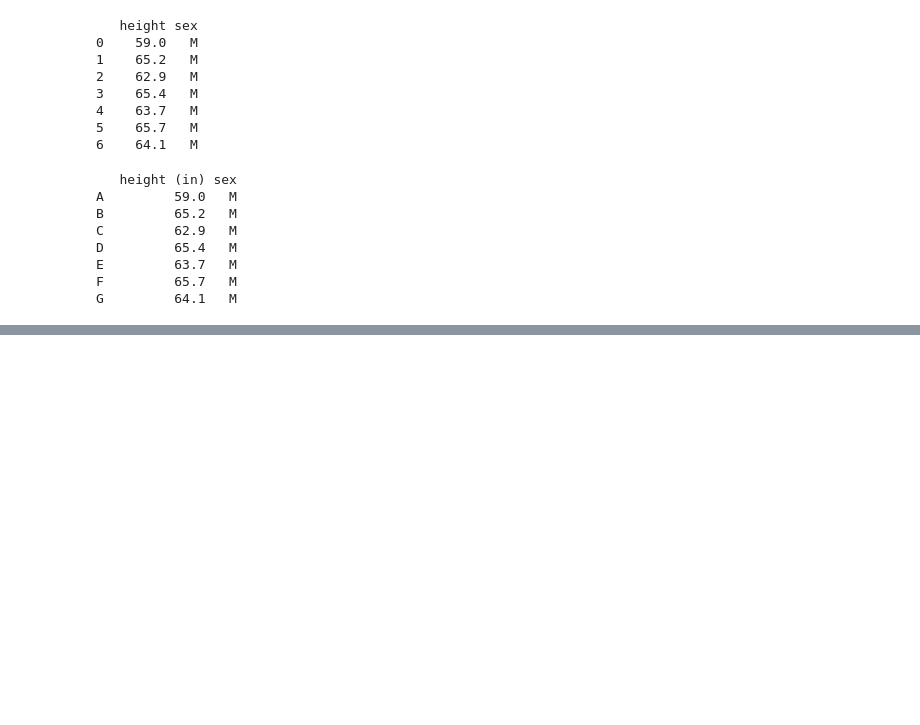
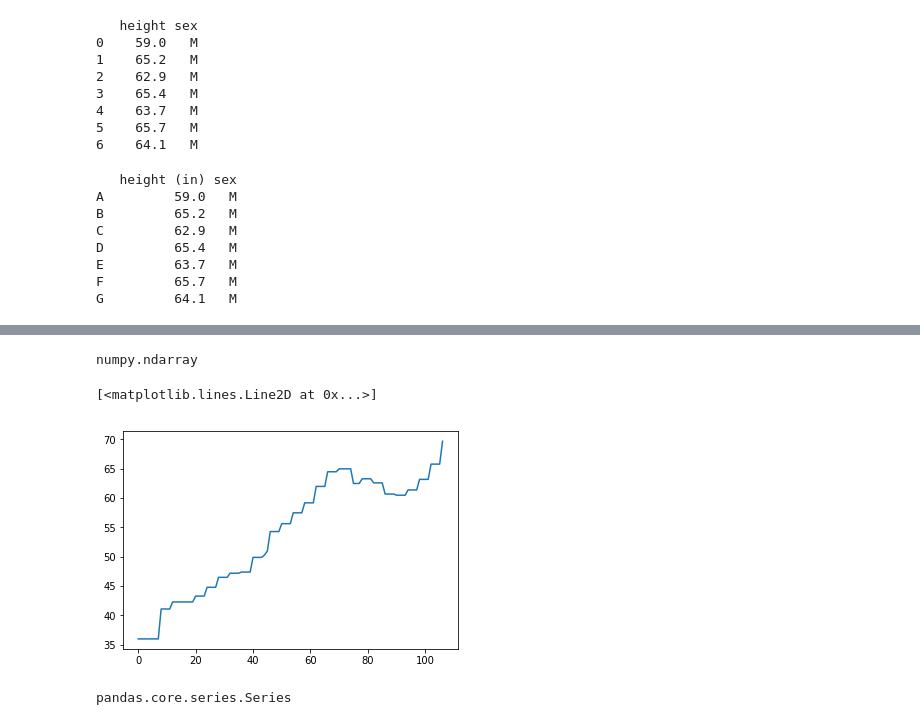
Before and after one commit to SANYAM1996/scatter-plotter, a Jupyter notebook: pandas_foundation.ipynb, the cells around one changed output, grey strips where cells are left out. Saved outputs shown, nothing was run; the diff lists cells and outputs as text; code cells hidden in the pictures; blank space fills up the shorter version.

Commit message:
analysed quandl data

```diff
--- a/pandas_foundation.ipynb
+++ b/pandas_foundation.ipynb
@@ -85,0 +89,3 @@ G         64.1   M
+# %%
+df = quandl.get('NAHB/HOI_AREA_RIVERSIDESANBERNARDINOONTARIOCA',index_col = 'Quarter',parse_dates = 'True')
+df
@@ -85,0 +153,12 @@ G         64.1   M
+# %%
+# plotting arrays
+close_arr = df['Median Income'].values
+# %%
+type(close_arr)
+# %% [output]
+numpy.ndarray
+# %%
+plt.plot(close_arr)
+# %% [output]
+[<matplotlib.lines.Line2D at 0x...>]
+[figure, added]
@@ -85,0 +168,4 @@ G         64.1   M
+# %%
+type(close_series)
+# %% [output]
+pandas.core.series.Series
```
Also changed, not shown: parts of 14 cells of this notebook.
